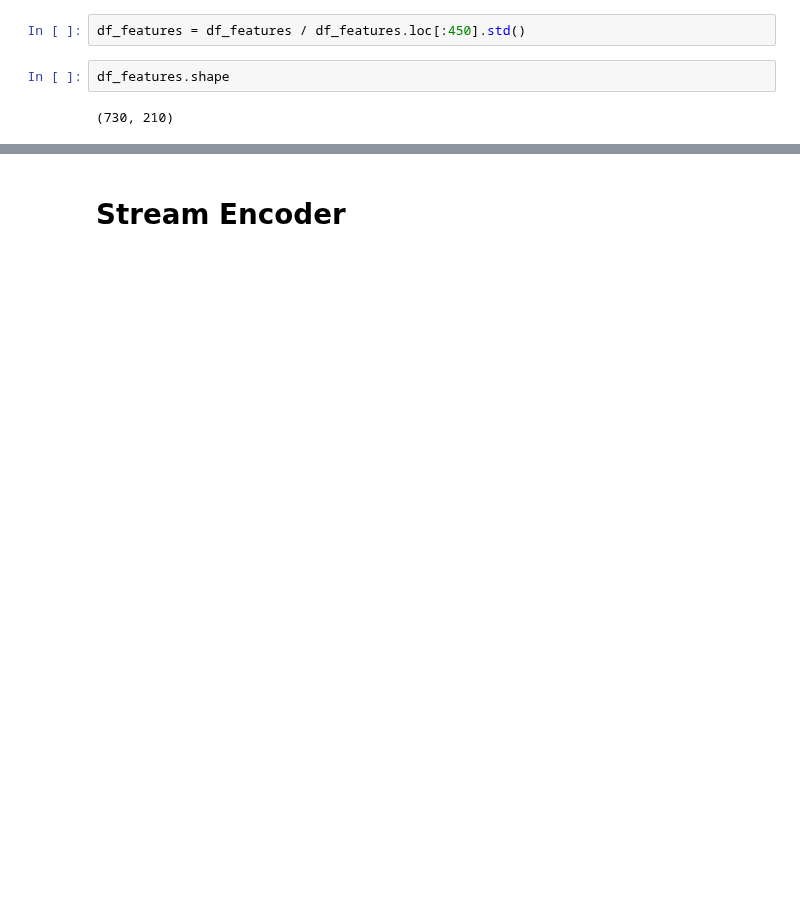
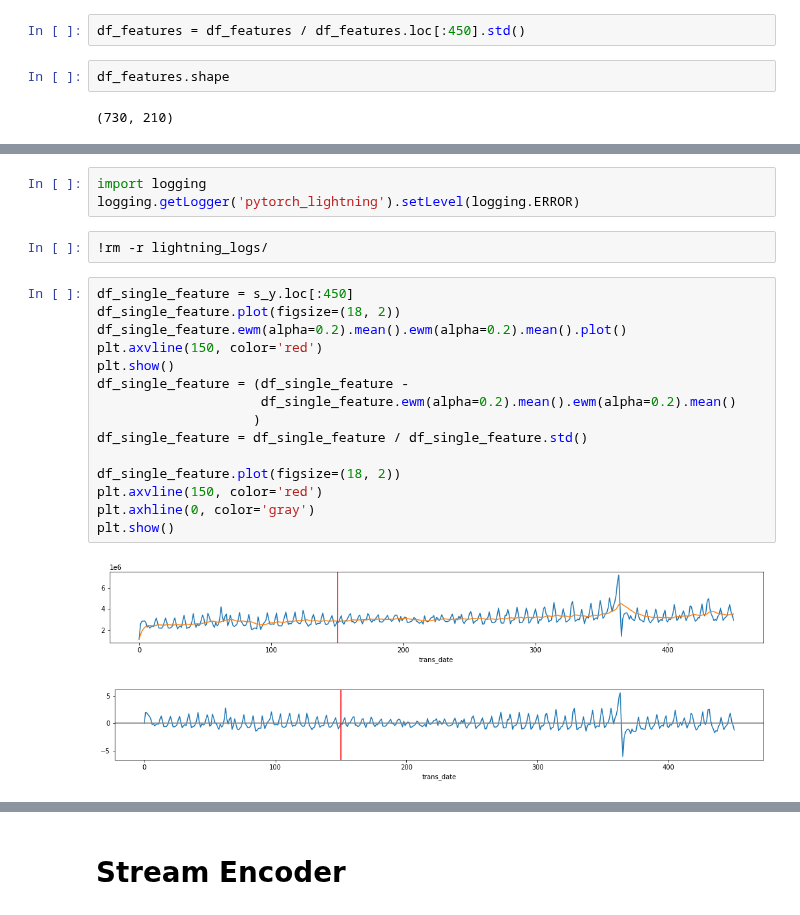
Before and after one commit to dllllb/pytorch-lifestream, a Jupyter notebook: experiments/scenario_age_pred/notebooks/macro_task.ipynb, the cells around one changed output, grey strips where cells are left out. Cells and saved outputs as stored; diff of their text form; blank space fills up the shorter version.

```diff
--- a/experiments/scenario_age_pred/notebooks/macro_task.ipynb
+++ b/experiments/scenario_age_pred/notebooks/macro_task.ipynb
@@ -112,0 +119,23 @@ plt.show()
+# %%
+import logging
+logging.getLogger('pytorch_lightning').setLevel(logging.ERROR)
+# %%
+!rm -r lightning_logs/
+# %%
+df_single_feature = s_y.loc[:450]
+df_single_feature.plot(figsize=(18, 2))
+df_single_feature.ewm(alpha=0.2).mean().ewm(alpha=0.2).mean().plot()
+plt.axvline(150, color='red')
+plt.show()
+df_single_feature = (df_single_feature -
+                     df_single_feature.ewm(alpha=0.2).mean().ewm(alpha=0.2).mean()
+                    )
+df_single_feature = df_single_feature / df_single_feature.std()
+
+df_single_feature.plot(figsize=(18, 2))
+plt.axvline(150, color='red')
+plt.axhline(0, color='gray')
+plt.show()
+# %% [output]
+[figure, added]
+[figure, added]
```
Also changed, not shown: parts of 62 cells of this notebook, 2 other files.
